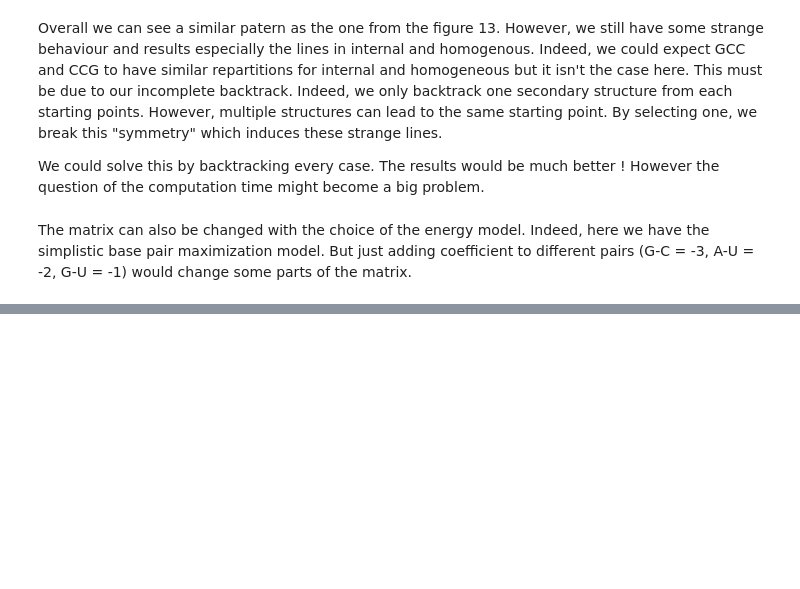
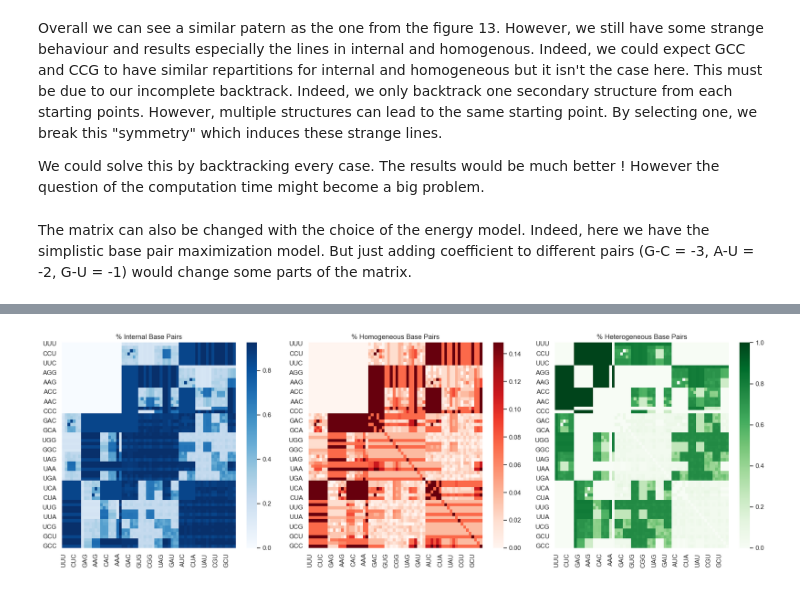
Before and after one commit to Mostafa-Elraies/rna_multistrands_full, a Jupyter notebook: results/Draw_matrices.ipynb, the cells around one changed output, grey strips where cells are left out. Cells and saved outputs as stored; diff of their text form; code cells hidden in the pictures; blank space fills up the shorter version.

```diff
--- a/results/Draw_matrices.ipynb
+++ b/results/Draw_matrices.ipynb
@@ -128,0 +144,25 @@ The matrix can also be changed with the choice of the energy model. Indeed, here
+# %%
+import matplotlib.pyplot as plt
+import seaborn as sns
+
+# Set up the heatmap style
+sns.set_theme(style="whitegrid")
+
+# Create a figure with subplots
+fig, axes = plt.subplots(1, 3, figsize=(18, 6))
+
+# Plot each heatmap
+sns.heatmap(internal_data, ax=axes[0], cmap="Blues", cbar=True)
+axes[0].set_title("% Internal Base Pairs")
+
+sns.heatmap(homogeneous_data, ax=axes[1], cmap="Reds", cbar=True)
+axes[1].set_title("% Homogeneous Base Pairs")
+
+sns.heatmap(heterogeneous_data, ax=axes[2], cmap="Greens", cbar=True)
+axes[2].set_title("% Heterogeneous Base Pairs")
+
+# Adjust layout
+plt.tight_layout()
+plt.show()
+# %% [output]
+[figure, added]
```
Also changed, not shown: parts of 3 cells of this notebook, 2 other files.
